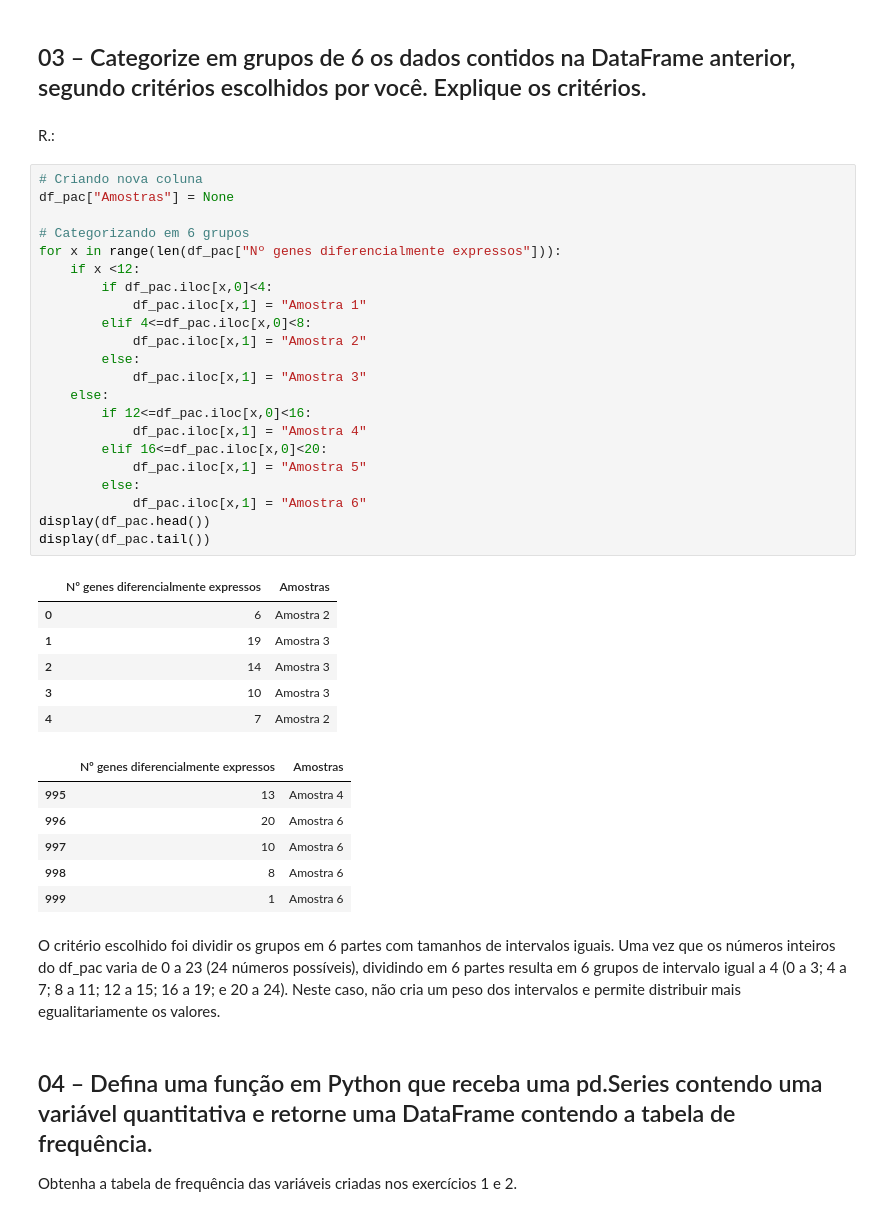
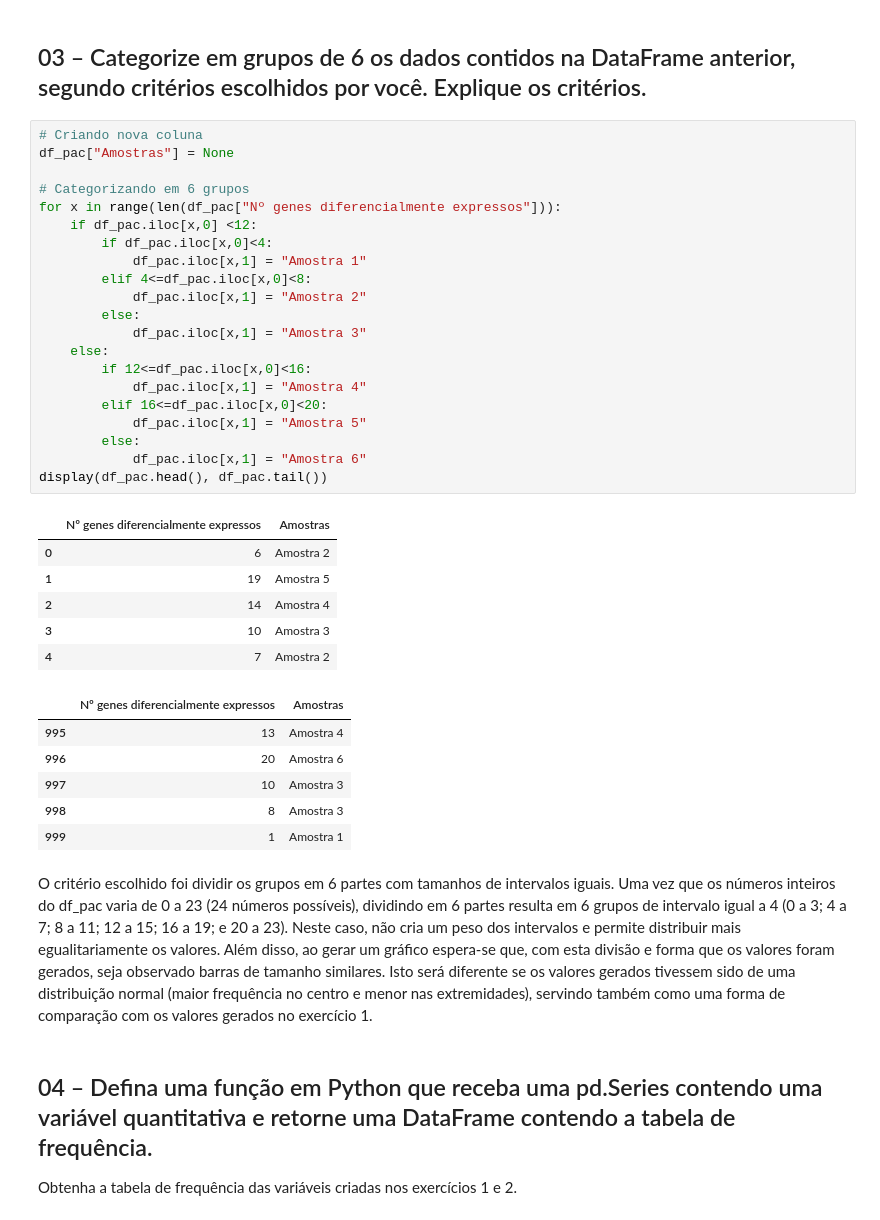
Before and after one commit to R-Zurik/PythonBasico_Disciplina, a Jupyter notebook: Exercícios/14-Variáveis_Quantitativas_2026-03-31.ipynb, the cells around one changed output. Saved outputs shown, nothing was run; the diff lists cells and outputs as text.

Commit message:
Exercício 14 parcial

```diff
--- a/Exercícios/14-Variáveis_Quantitativas_2026-03-31.ipynb
+++ b/Exercícios/14-Variáveis_Quantitativas_2026-03-31.ipynb
@@ -39,45 +39,43 @@ df_pac.head()
 | 4 | 7 |
 # %% [markdown]
 ## 03 – Categorize em grupos de 6 os dados contidos na DataFrame anterior, segundo critérios escolhidos por você. Explique os critérios.
-# %% [markdown]
-R.:
 # %%
 # Criando nova coluna
 df_pac["Amostras"] = None
 
 # Categorizando em 6 grupos
 for x in range(len(df_pac["Nº genes diferencialmente expressos"])):
-    if x <12:
+    if df_pac.iloc[x,0] <12:
         if df_pac.iloc[x,0]<4:
             df_pac.iloc[x,1] = "Amostra 1"
         elif 4<=df_pac.iloc[x,0]<8:
             df_pac.iloc[x,1] = "Amostra 2"
         else:
             df_pac.iloc[x,1] = "Amostra 3"
     else:
         if 12<=df_pac.iloc[x,0]<16:
             df_pac.iloc[x,1] = "Amostra 4"
         elif 16<=df_pac.iloc[x,0]<20:
             df_pac.iloc[x,1] = "Amostra 5"
         else:
             df_pac.iloc[x,1] = "Amostra 6"
-display(df_pac.head())
-display(df_pac.tail())
+display(df_pac.head(), df_pac.tail())
 # %% [output]
 |  | Nº genes diferencialmente expressos | Amostras |
 | 0 | 6 | Amostra 2 |
-| 1 | 19 | Amostra 3 |
-| 2 | 14 | Amostra 3 |
+| 1 | 19 | Amostra 5 |
+| 2 | 14 | Amostra 4 |
 | 3 | 10 | Amostra 3 |
 | 4 | 7 | Amostra 2 |
 |  | Nº genes diferencialmente expressos | Amostras |
 | 995 | 13 | Amostra 4 |
 | 996 | 20 | Amostra 6 |
-| 997 | 10 | Amostra 6 |
-| 998 | 8 | Amostra 6 |
-| 999 | 1 | Amostra 6 |
+| 997 | 10 | Amostra 3 |
+| 998 | 8 | Amostra 3 |
+| 999 | 1 | Amostra 1 |
 # %% [markdown]
-O critério escolhido foi dividir os grupos em 6 partes com tamanhos de intervalos iguais. Uma vez que os números inteiros do df_pac varia de 0 a 23 (24 números possíveis), dividindo em 6 partes resulta em 6 grupos de intervalo igual a 4 (0 a 3; 4 a 7; 8 a 11; 12 a 15; 16 a 19; e 20 a 24). Neste caso, não cria um peso dos intervalos e permite distribuir mais egualitariamente os valores.
+O critério escolhido foi dividir os grupos em 6 partes com tamanhos de intervalos iguais. Uma vez que os números inteiros do df_pac varia de 0 a 23 (24 números possíveis), dividindo em 6 partes resulta em 6 grupos de intervalo igual a 4 (0 a 3; 4 a 7; 8 a 11; 12 a 15; 16 a 19; e 20 a 23). Neste caso, não cria um peso dos intervalos e permite distribuir mais egualitariamente os valores.
+Além disso, ao gerar um gráfico espera-se que, com esta divisão e forma que os valores foram gerados, seja observado barras de tamanho similares. Isto será diferente se os valores gerados tivessem sido de uma distribuição normal (maior frequência no centro e menor nas extremidades), servindo também como uma forma de comparação com os valores gerados no exercício 1.
 # %% [markdown]
 ## 04 – Defina uma função em Python que receba uma pd.Series contendo uma variável quantitativa e retorne uma DataFrame contendo a tabela de frequência.
 
```
Also changed, not shown: parts of 17 cells of this notebook.
